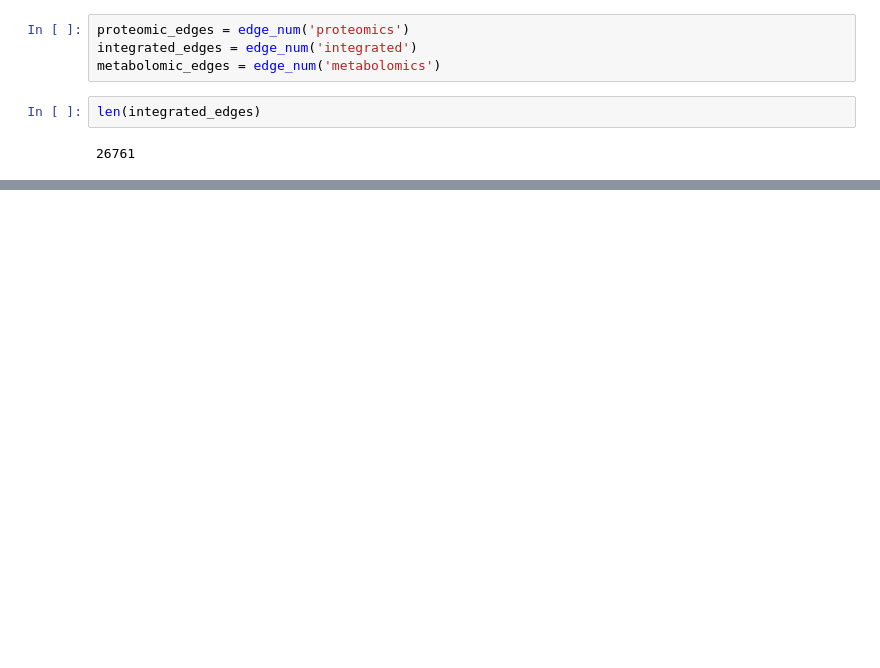
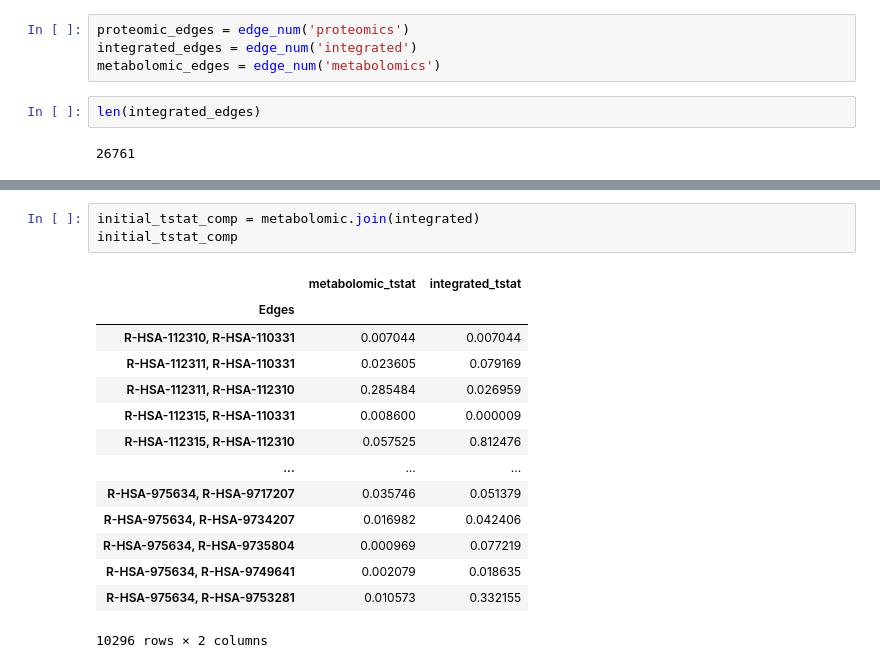
Before and after one commit to j-keung/multiomics-pathway-analysis, a Jupyter notebook: differential_analysis_integrated.ipynb, the cells around one changed output, grey strips where cells are left out. Drawn from its saved outputs; the diff is of its cells as text; blank space fills up the shorter version.

```diff
--- a/differential_analysis_integrated.ipynb
+++ b/differential_analysis_integrated.ipynb
@@ -190,0 +314,18 @@ len(intersection)
+# %%
+initial_tstat_comp = metabolomic.join(integrated)
+initial_tstat_comp
+# %% [output]
+|  | metabolomic_tstat | integrated_tstat |
+| Edges |  |  |
+| R-HSA-112310, R-HSA-110331 | 0.007044 | 0.007044 |
+| R-HSA-112311, R-HSA-110331 | 0.023605 | 0.079169 |
+| R-HSA-112311, R-HSA-112310 | 0.285484 | 0.026959 |
+| R-HSA-112315, R-HSA-110331 | 0.008600 | 0.000009 |
+| R-HSA-112315, R-HSA-112310 | 0.057525 | 0.812476 |
+| ... | ... | ... |
+| R-HSA-975634, R-HSA-9717207 | 0.035746 | 0.051379 |
+| R-HSA-975634, R-HSA-9734207 | 0.016982 | 0.042406 |
+| R-HSA-975634, R-HSA-9735804 | 0.000969 | 0.077219 |
+| R-HSA-975634, R-HSA-9749641 | 0.002079 | 0.018635 |
+| R-HSA-975634, R-HSA-9753281 | 0.010573 | 0.332155 |
+10296 rows × 2 columns
```
Also changed, not shown: parts of 22 cells of this notebook, 5 other files.
